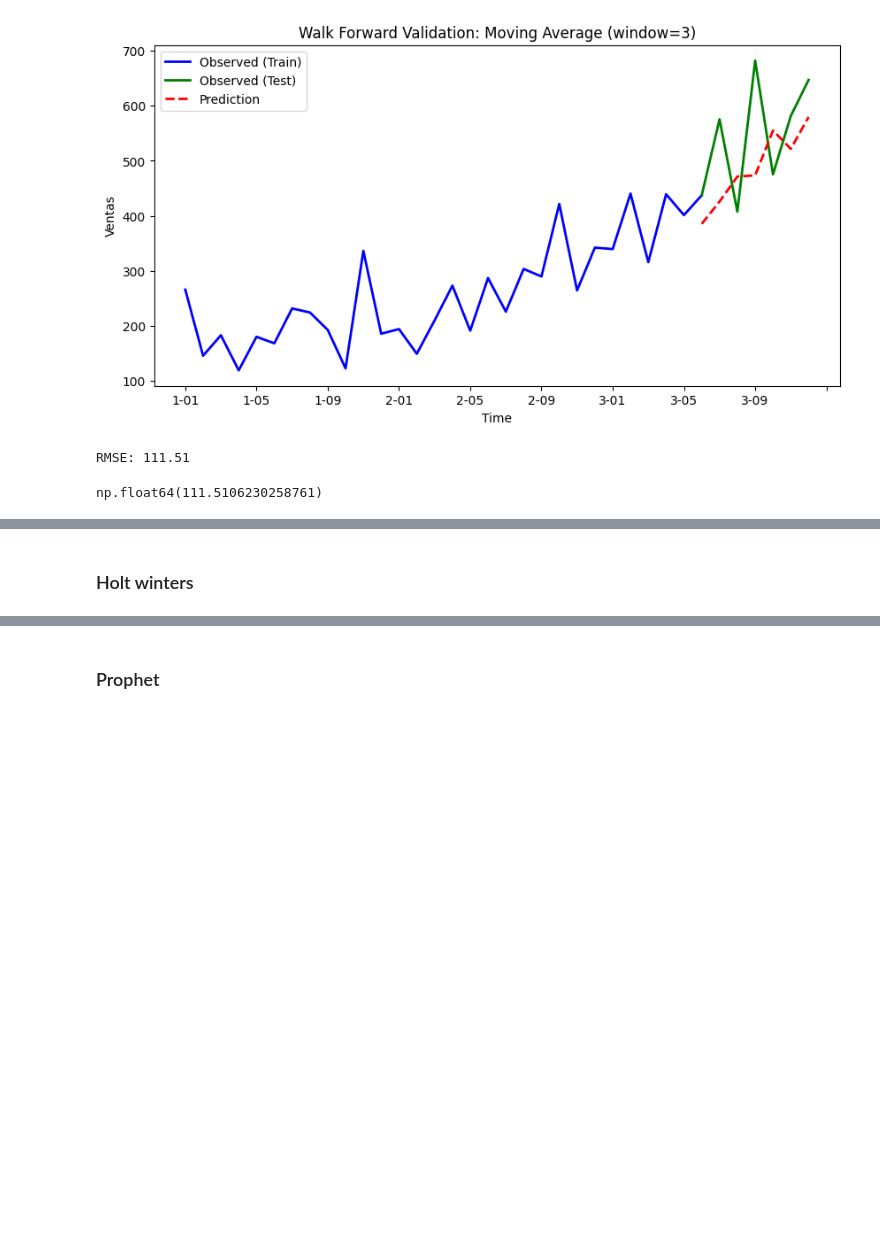
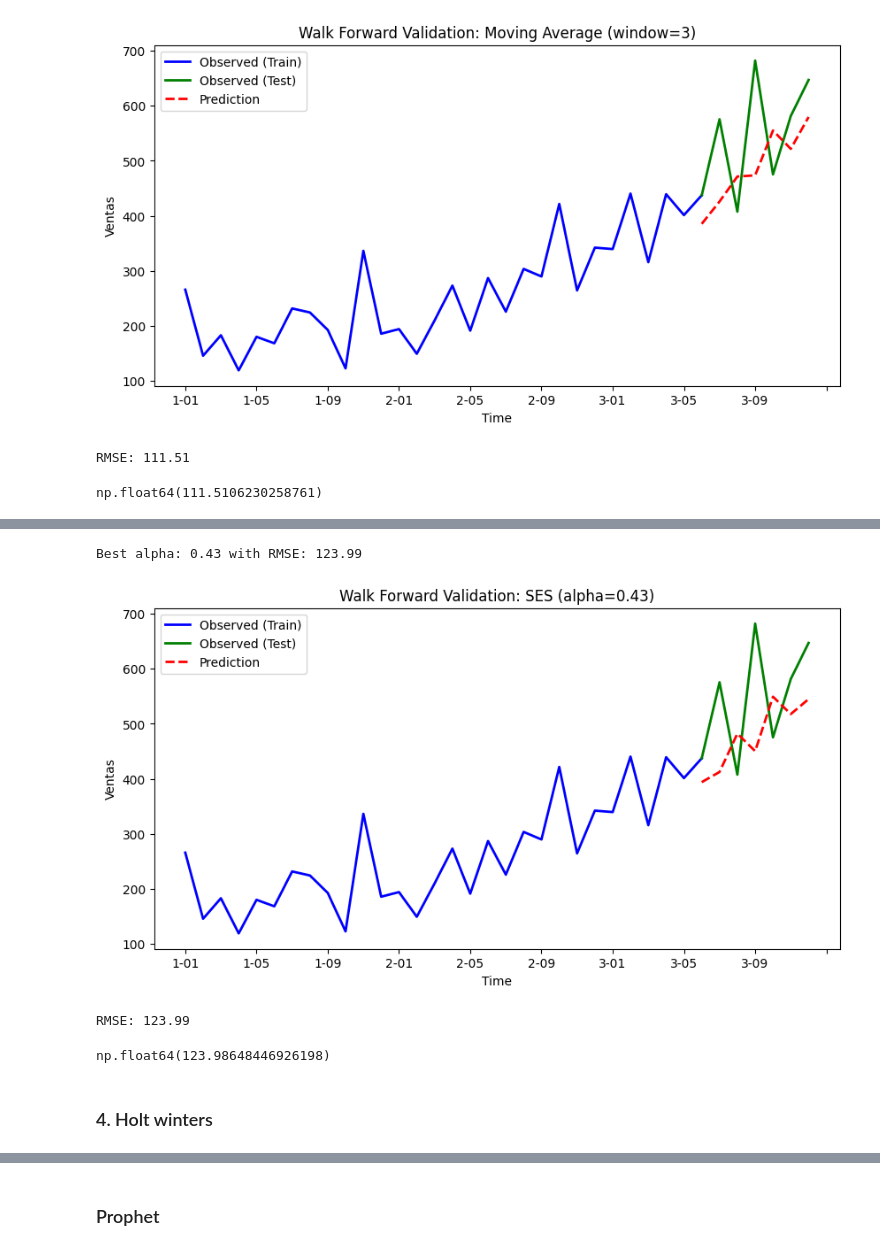
Before and after one commit to Its-Japo/DataScience, a Jupyter notebook: Lab1/main.ipynb, the cells around one changed output, grey strips where cells are left out. Saved outputs shown, nothing was run; the diff lists cells and outputs as text; code cells hidden in the pictures; blank space fills up the shorter version.

```diff
--- a/Lab1/main.ipynb
+++ b/Lab1/main.ipynb
@@ -179,2 +190,36 @@ np.float64(111.5106230258761)
+# %%
+import numpy as np
+
+alphas = np.linspace(0.01, 1.0, 20)
+best_rmse = float('inf')
+best_alpha = None
+best_preds = None
+
+for alpha in alphas:
+    history = list(train['Sales'])
+    preds = []
+    for t in range(len(test)):
+        model = SimpleExpSmoothing(history).fit(smoothing_level=alpha, optimized=False)
+        pred = model.forecast(1)[0]
+        preds.append(pred)
+        history.append(test['Sales'].iloc[t])
+    rmse = np.sqrt(mean_squared_error(test['Sales'], preds))
+    if rmse < best_rmse:
+        best_rmse = rmse
+        best_alpha = alpha
+        best_preds = preds
+
+print(f"Best alpha: {best_alpha:.2f} with RMSE: {best_rmse:.2f}")
+
+plot_walk_forward(
+    train, test, best_preds, col='Sales',
+    title=f"Walk Forward Validation: SES (alpha={best_alpha:.2f})",
+    ylabel="Ventas"
+)
+# %% [output]
+Best alpha: 0.43 with RMSE: 123.99
+[figure, added]
+RMSE: 123.99
+np.float64(123.98648446926198)
 # %% [markdown]
-### Holt winters
+### 4. Holt winters
```
Also changed, not shown: parts of 12 cells of this notebook.
